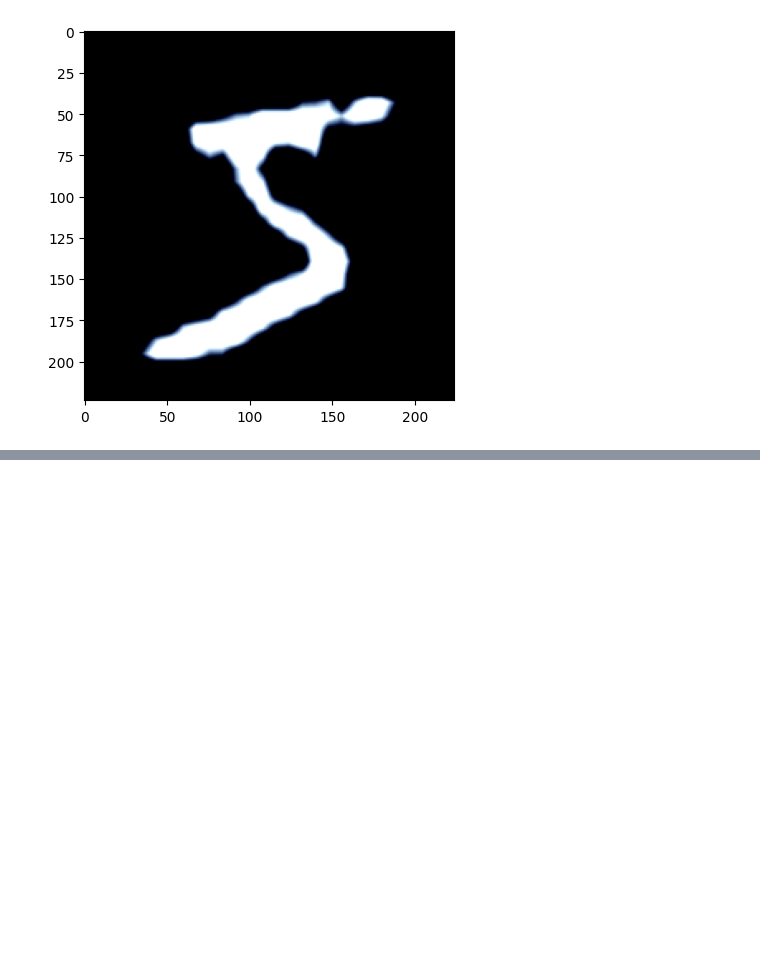
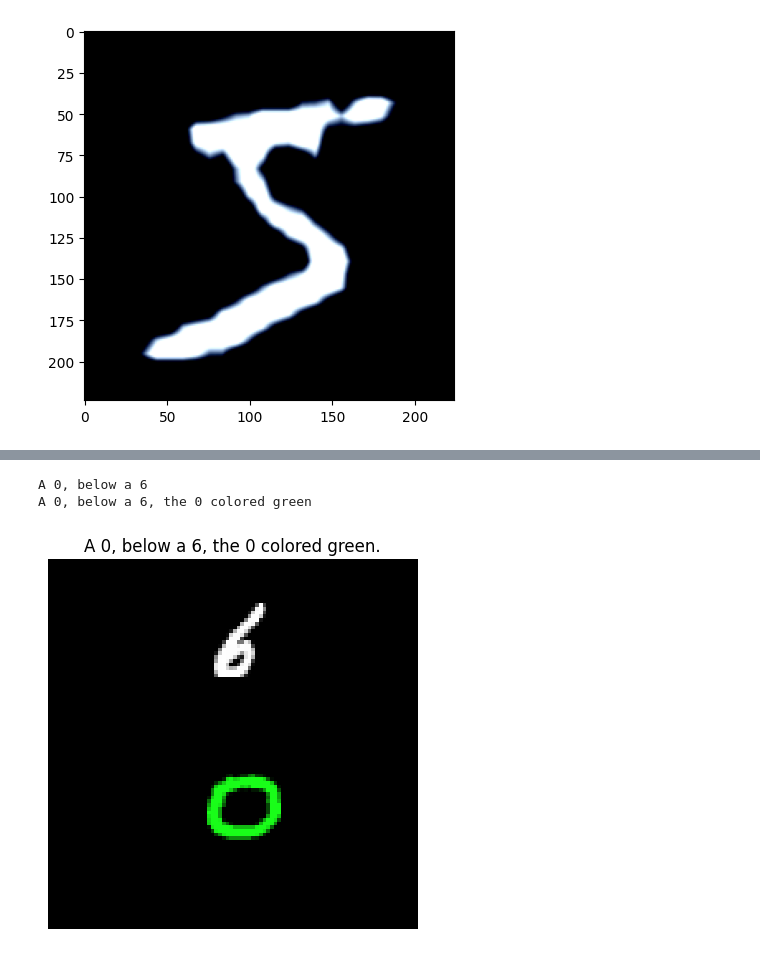
Before and after one commit to michael-psenka/vnl-testbed, a Jupyter notebook: test.ipynb, the cells around one changed output, grey strips where cells are left out. Cells and saved outputs as stored; diff of their text form; code cells hidden in the pictures; blank space fills up the shorter version.

```diff
--- a/test.ipynb
+++ b/test.ipynb
@@ -62,0 +62,15 @@ plt.show()
+# %%
+sample_data1 = multimnist.generate()
+image_final1, text_final1 = sample_data1
+# %% [output]
+A 0, below a 6
+A 0, below a 6, the 0 colored green
+# %%
+image_to_show1 = image_final1.squeeze(0).permute(1, 2, 0).detach().numpy()
+
+plt.imshow(image_to_show1)
+plt.title(text_final1)
+plt.axis('off')
+plt.show()
+# %% [output]
+[figure, added]
```
Also changed, not shown: parts of 9 cells of this notebook, 3 other files.
